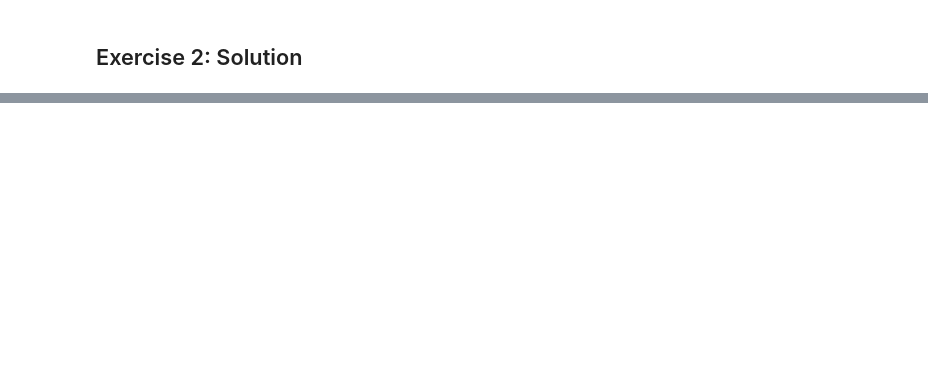
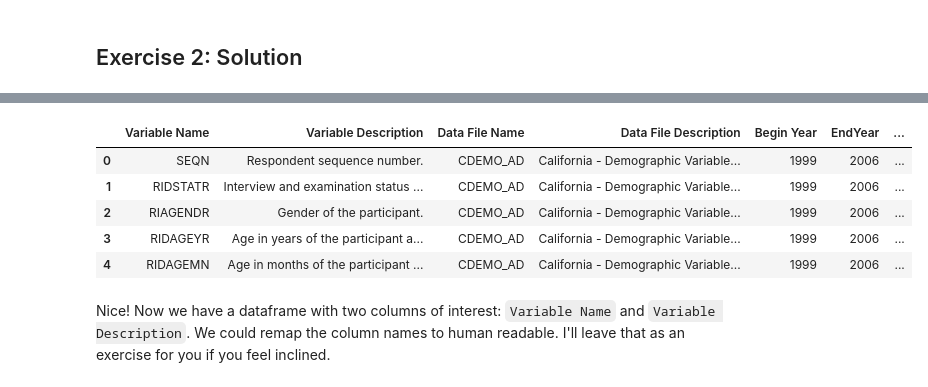
Before and after one commit to evidation-health/EvidationDataScienceModule, a Jupyter notebook: notebooks/0-ETL-Munging-QC.ipynb, the cells around one changed output, grey strips where cells are left out. Cells and saved outputs as stored; diff of their text form; code cells hidden in the pictures; blank space fills up the shorter version.

````diff
--- a/notebooks/0-ETL-Munging-QC.ipynb
+++ b/notebooks/0-ETL-Munging-QC.ipynb
@@ -221,0 +239,13 @@ plot_user_steps(pax_raw, None, 2, 60)
+# %%
+demo_metadata = pd.read_html(demo_metadata_url)[idx]
+# %%
+demo_metadata.head()
+# %% [output]
+|  | Variable Name | Variable Description | Data File Name | Data File Description | Begin Year | EndYear | ... |
+| 0 | SEQN | Respondent sequence number. | CDEMO_AD | California - Demographic Variable... | 1999 | 2006 | ... |
+| 1 | RIDSTATR | Interview and examination status ... | CDEMO_AD | California - Demographic Variable... | 1999 | 2006 | ... |
+| 2 | RIAGENDR | Gender of the participant. | CDEMO_AD | California - Demographic Variable... | 1999 | 2006 | ... |
+| 3 | RIDAGEYR | Age in years of the participant a... | CDEMO_AD | California - Demographic Variable... | 1999 | 2006 | ... |
+| 4 | RIDAGEMN | Age in months of the participant ... | CDEMO_AD | California - Demographic Variable... | 1999 | 2006 | ... |
+# %% [markdown]
+Nice! Now we have a dataframe with two columns of interest: ```Variable Name``` and ```Variable Description```. We could remap the column names to human readable. I'll leave that as an exercise for you if you feel inclined.
````
Also changed, not shown: parts of 22 cells of this notebook, 2 other files.
